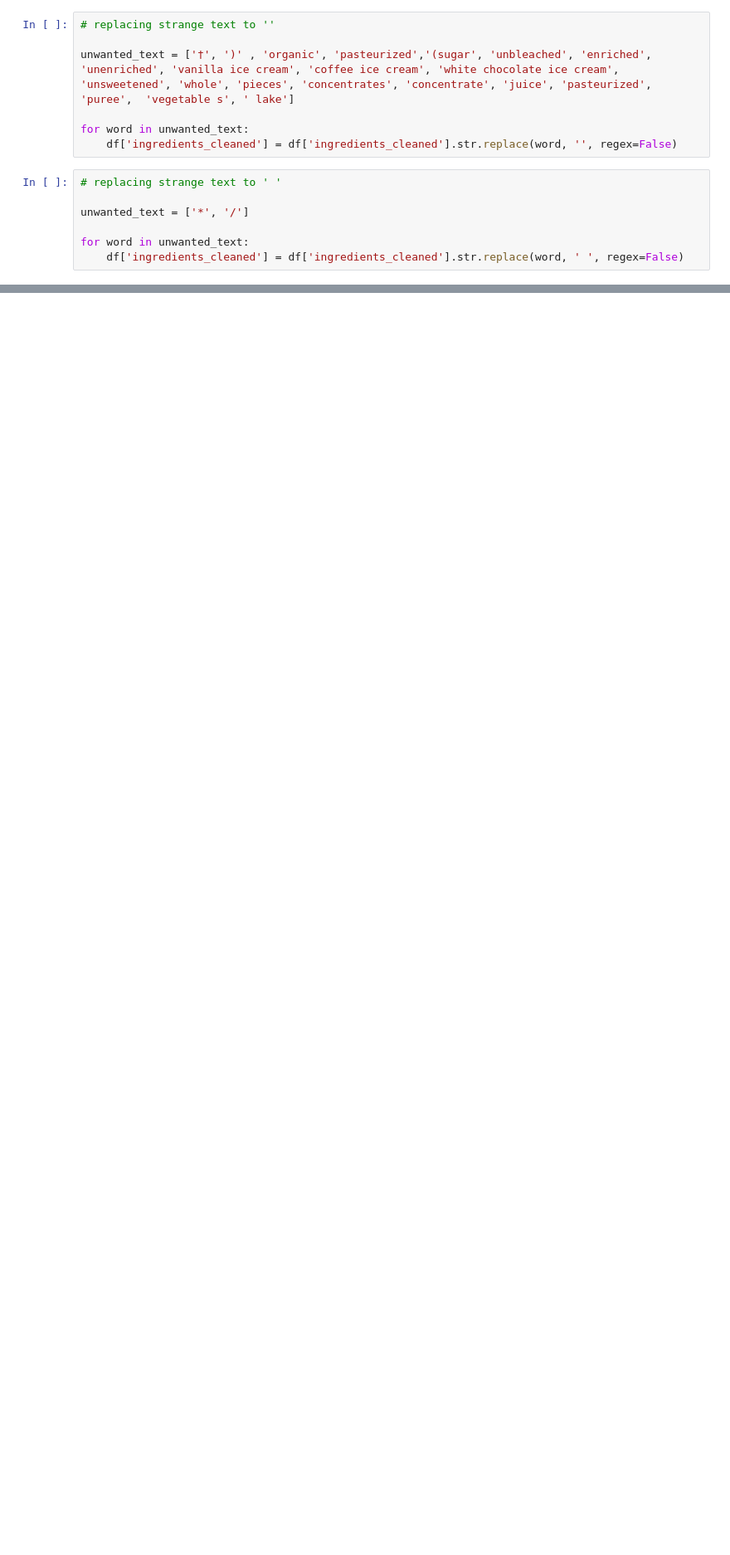
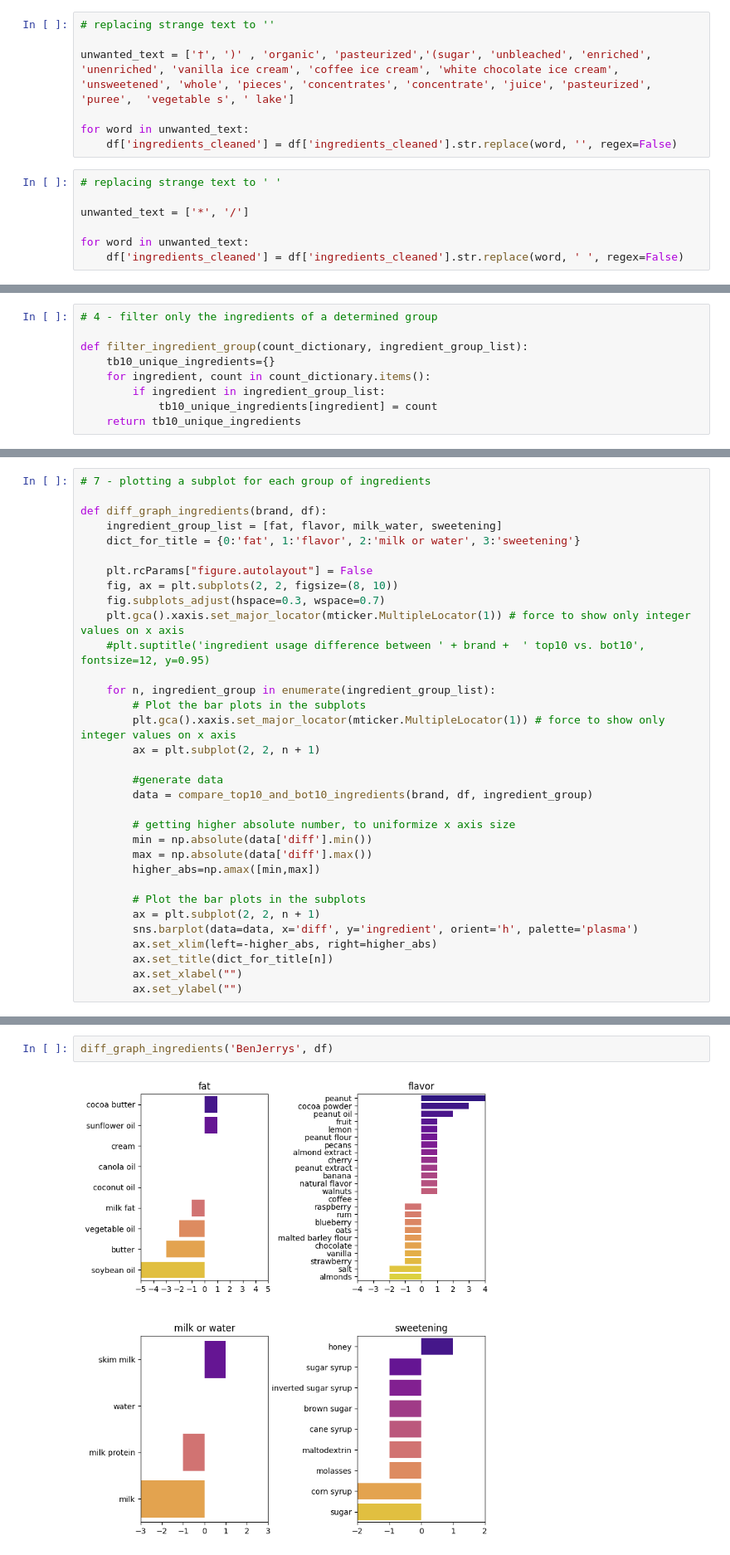
Before and after one commit to kajinmo/icecream, a Jupyter notebook: icecream-p2-ingredients.ipynb, the cells around one changed output, grey strips where cells are left out. Shown: that part at 83% size. Cells and saved outputs as stored; diff of their text form; blank space fills up the shorter version.

```diff
--- a/icecream-p2-ingredients.ipynb
+++ b/icecream-p2-ingredients.ipynb
@@ -370,0 +438,9 @@ sns.scatterplot(data=df,
+# %%
+# 4 - filter only the ingredients of a determined group
+
+def filter_ingredient_group(count_dictionary, ingredient_group_list):
+    tb10_unique_ingredients={}
+    for ingredient, count in count_dictionary.items():
+        if ingredient in ingredient_group_list:
+            tb10_unique_ingredients[ingredient] = count
+    return tb10_unique_ingredients
@@ -370,0 +484,33 @@ sns.scatterplot(data=df,
+# %%
+# 7 - plotting a subplot for each group of ingredients
+
+def diff_graph_ingredients(brand, df):
+    ingredient_group_list = [fat, flavor, milk_water, sweetening]
+    dict_for_title = {0:'fat', 1:'flavor', 2:'milk or water', 3:'sweetening'}
+
+    plt.rcParams["figure.autolayout"] = False
+    fig, ax = plt.subplots(2, 2, figsize=(8, 10))
+    fig.subplots_adjust(hspace=0.3, wspace=0.7)
+    plt.gca().xaxis.set_major_locator(mticker.MultipleLocator(1)) # force to show only integer values on x axis
+    #plt.suptitle('ingredient usage difference between ' + brand +  ' top10 vs. bot10', fontsize=12, y=0.95)
+
+    for n, ingredient_group in enumerate(ingredient_group_list):
+        # Plot the bar plots in the subplots
+        plt.gca().xaxis.set_major_locator(mticker.MultipleLocator(1)) # force to show only integer values on x axis
+        ax = plt.subplot(2, 2, n + 1)
+
+        #generate data
+        data = compare_top10_and_bot10_ingredients(brand, df, ingredient_group)
+
+        # getting higher absolute number, to uniformize x axis size
+        min = np.absolute(data['diff'].min())
+        max = np.absolute(data['diff'].max())
+        higher_abs=np.amax([min,max])
+
+        # Plot the bar plots in the subplots
+        ax = plt.subplot(2, 2, n + 1)
+        sns.barplot(data=data, x='diff', y='ingredient', orient='h', palette='plasma')
+        ax.set_xlim(left=-higher_abs, right=higher_abs)
+        ax.set_title(dict_for_title[n])
+        ax.set_xlabel("")
+        ax.set_ylabel("")
@@ -370,0 +519,4 @@ sns.scatterplot(data=df,
+# %%
+diff_graph_ingredients('BenJerrys', df)
+# %% [output]
+[figure, added]
```
Also changed, not shown: parts of 86 cells of this notebook.
